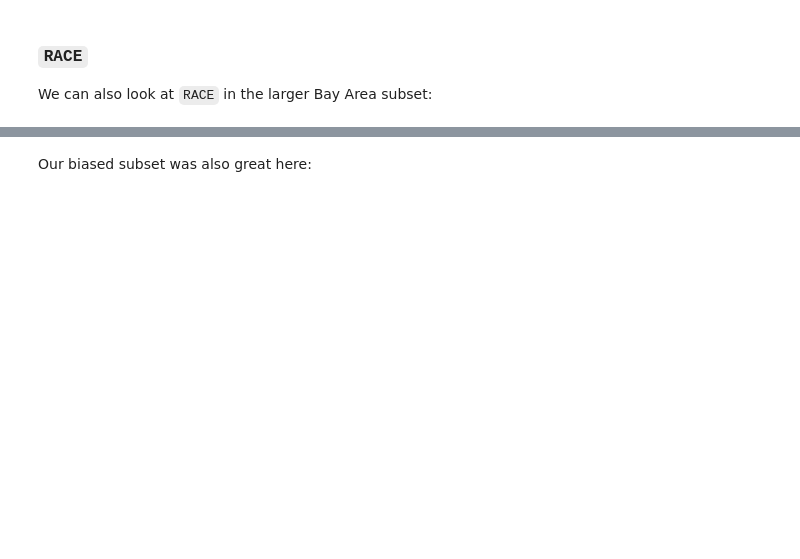
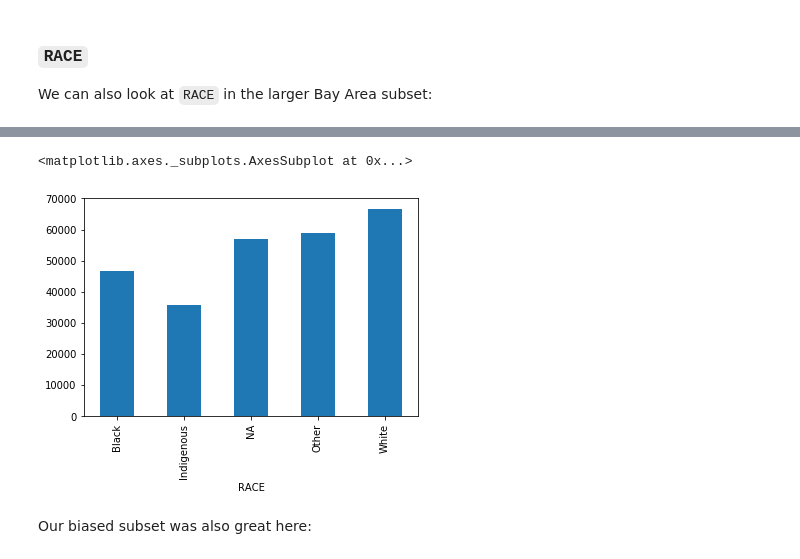
Before and after one commit to ds-modules/GWS-131, a Jupyter notebook: 02-Analysis.ipynb, the cells around one changed output, grey strips where cells are left out. Cells and saved outputs as stored; diff of their text form; code cells hidden in the pictures; blank space fills up the shorter version.

```diff
--- a/02-Analysis.ipynb
+++ b/02-Analysis.ipynb
@@ -563,4 +596,5 @@ b2.plot.bar()
 ### `RACE`
 We can also look at `RACE` in the larger Bay Area subset:
 # %%
-bay_area.groupby(['RACE'])['INCTOT'].mean()
+bay_area_mean_race = bay_area_sex.groupby(['RACE'])['INCTOT'].mean()
+bay_area_mean_race
@@ -569,3 +609,8 @@ bay_area.groupby(['RACE'])['INCTOT'].mean().plot.bar()
+# %%
+bay_area_mean_race.plot.bar()
+# %% [output]
+<matplotlib.axes._subplots.AxesSubplot at 0x...>
+[figure, added]
 # %% [markdown]
 Our biased subset was also great here:
 # %%
```
Also changed, not shown: parts of 27 cells of this notebook.
